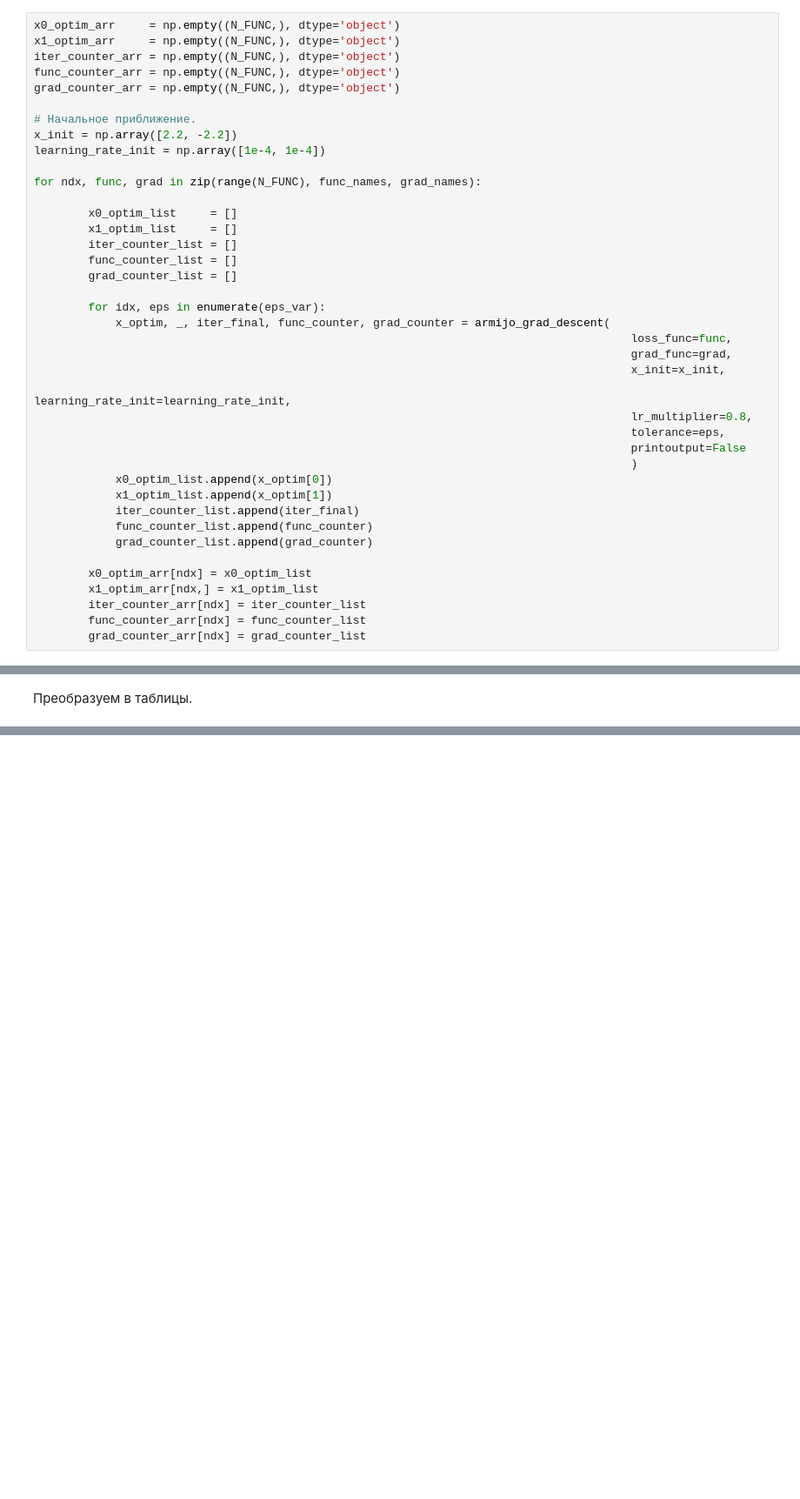
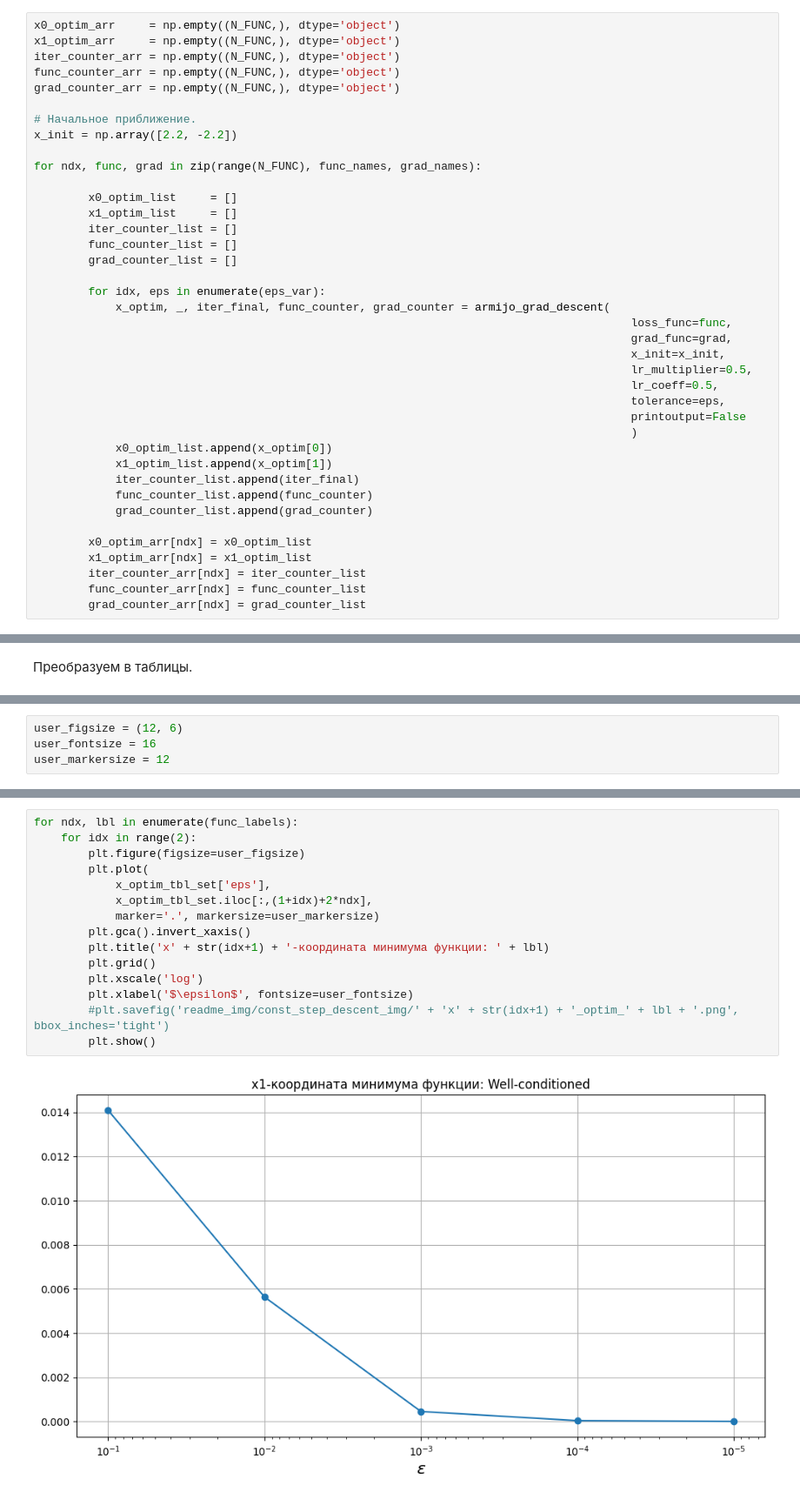
Before and after one commit to romangorbunov91/classic_grad, a Jupyter notebook: Armijo_step_descent.ipynb, the cells around one changed output, grey strips where cells are left out. Shown: that part at 87% size. Cells and saved outputs as stored; diff of their text form; blank space fills up the shorter version.

```diff
--- a/Armijo_step_descent.ipynb
+++ b/Armijo_step_descent.ipynb
@@ -31,7 +31,6 @@ grad_counter_arr = np.empty((N_FUNC,), dtype='object')
 
 # Начальное приближение.
 x_init = np.array([2.2, -2.2])
-learning_rate_init = np.array([1e-4, 1e-4])
 
 for ndx, func, grad in zip(range(N_FUNC), func_names, grad_names):
 
@@ -46,8 +45,8 @@ for ndx, func, grad in zip(range(N_FUNC), func_names, grad_names):
                                                                                         loss_func=func,
                                                                                         grad_func=grad,
                                                                                         x_init=x_init,
-                                                                                        learning_rate_init=learning_rate_init,
-                                                                                        lr_multiplier=0.8,
+                                                                                        lr_multiplier=0.5,
+                                                                                        lr_coeff=0.5,
                                                                                         tolerance=eps,
                                                                                         printoutput=False
                                                                                         )
@@ -58,7 +57,7 @@ for ndx, func, grad in zip(range(N_FUNC), func_names, grad_names):
             grad_counter_list.append(grad_counter)
 
         x0_optim_arr[ndx] = x0_optim_list
-        x1_optim_arr[ndx,] = x1_optim_list
+        x1_optim_arr[ndx] = x1_optim_list
         iter_counter_arr[ndx] = iter_counter_list
         func_counter_arr[ndx] = func_counter_list
         grad_counter_arr[ndx] = grad_counter_list
@@ -127,0 +141,4 @@ NameError: name 'N_LR' is not defined
+# %%
+user_figsize = (12, 6)
+user_fontsize = 16
+user_markersize = 12
@@ -127,0 +147,17 @@ NameError: name 'N_LR' is not defined
+# %%
+for ndx, lbl in enumerate(func_labels):
+    for idx in range(2):
+        plt.figure(figsize=user_figsize)
+        plt.plot(
+            x_optim_tbl_set['eps'],
+            x_optim_tbl_set.iloc[:,(1+idx)+2*ndx],
+            marker='.', markersize=user_markersize)
+        plt.gca().invert_xaxis()
+        plt.title('x' + str(idx+1) + '-координата минимума функции: ' + lbl)
+        plt.grid()
+        plt.xscale('log')
+        plt.xlabel('$\epsilon$', fontsize=user_fontsize)
+        #plt.savefig('readme_img/const_step_descent_img/' + 'x' + str(idx+1) + '_optim_' + lbl + '.png', bbox_inches='tight')
+        plt.show()
+# %% [output]
+[figure, added]
```
Also changed, not shown: parts of 12 cells of this notebook, 4 other files.
